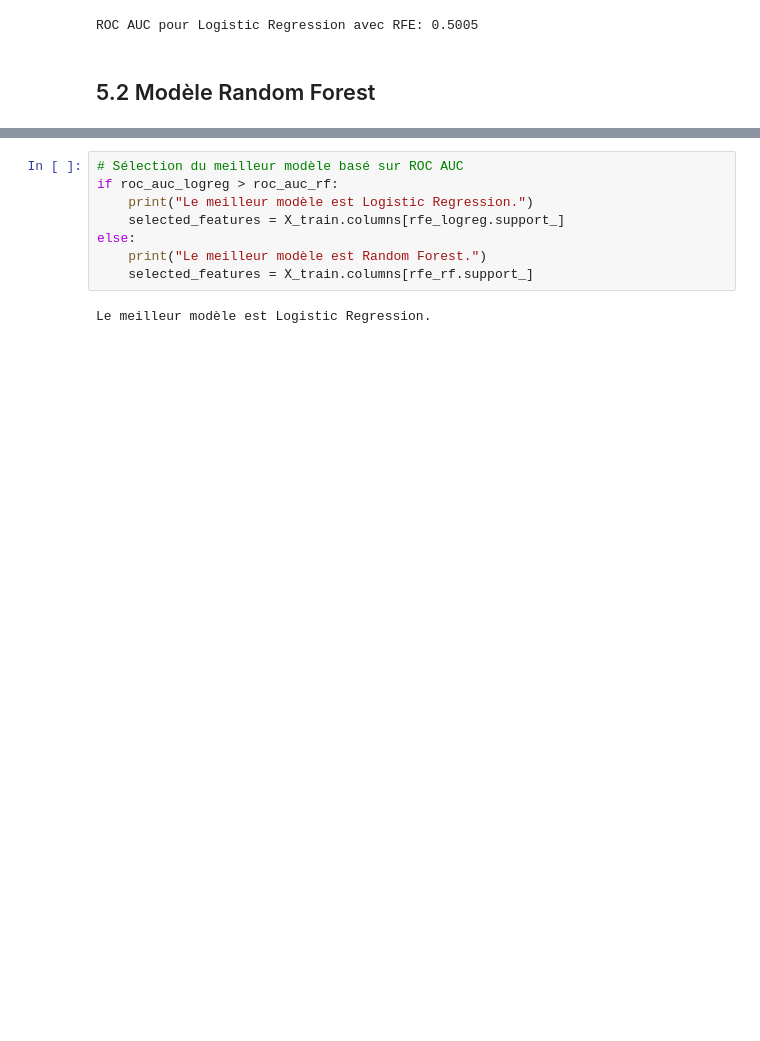
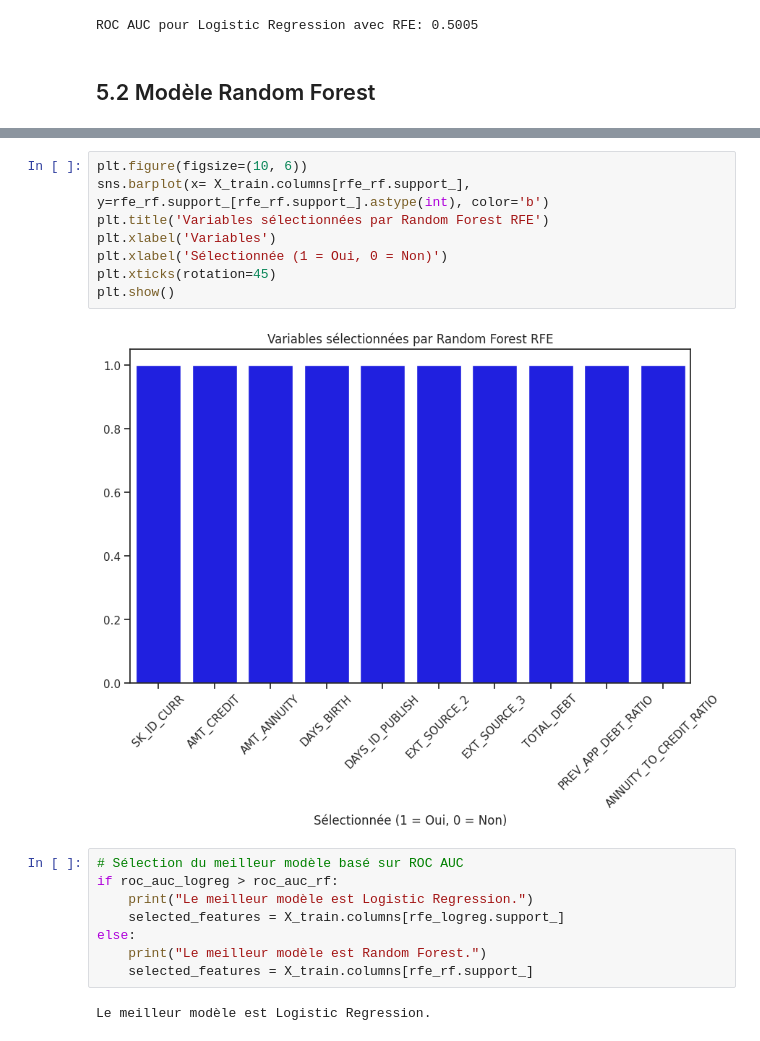
Before and after one commit to amadousysada/scoring-model, a Jupyter notebook: 02_feature_selection.ipynb, the cells around one changed output, grey strips where cells are left out. Cells and saved outputs as stored; diff of their text form; blank space fills up the shorter version.

```diff
--- a/02_feature_selection.ipynb
+++ b/02_feature_selection.ipynb
@@ -258,3 +270,13 @@ print(f"ROC AUC pour Random Forest avec RFE: {roc_auc_rf:.4f}")
+# %%
+plt.figure(figsize=(10, 6))
+sns.barplot(x= X_train.columns[rfe_rf.support_], y=rfe_rf.support_[rfe_rf.support_].astype(int), color='b')
+plt.title('Variables sélectionnées par Random Forest RFE')
+plt.xlabel('Variables')
+plt.xlabel('Sélectionnée (1 = Oui, 0 = Non)')
+plt.xticks(rotation=45)
+plt.show()
+# %% [output]
+[figure, added]
 # %%
 # Sélection du meilleur modèle basé sur ROC AUC
 if roc_auc_logreg > roc_auc_rf:
```
Also changed, not shown: parts of 4 cells of this notebook.
